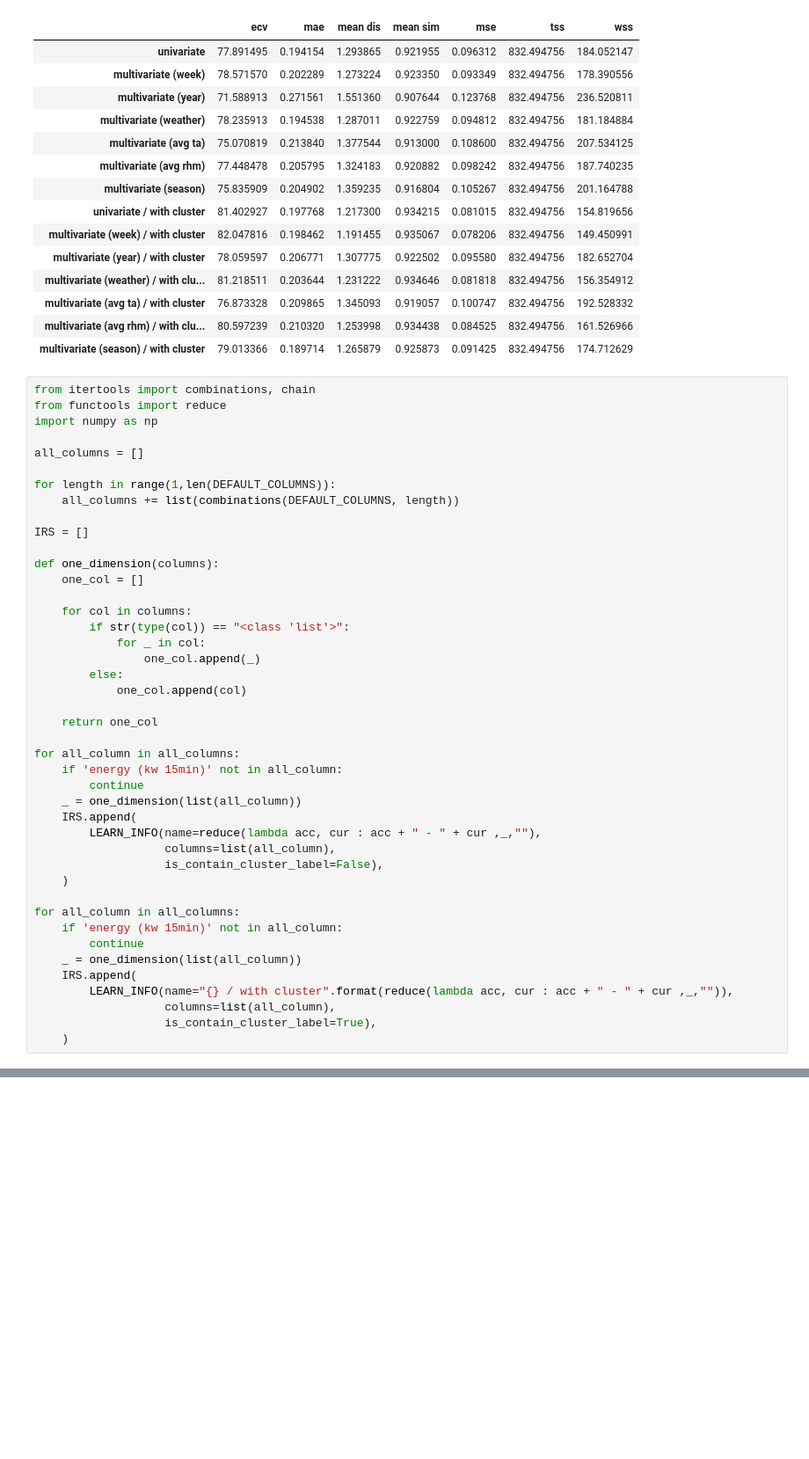
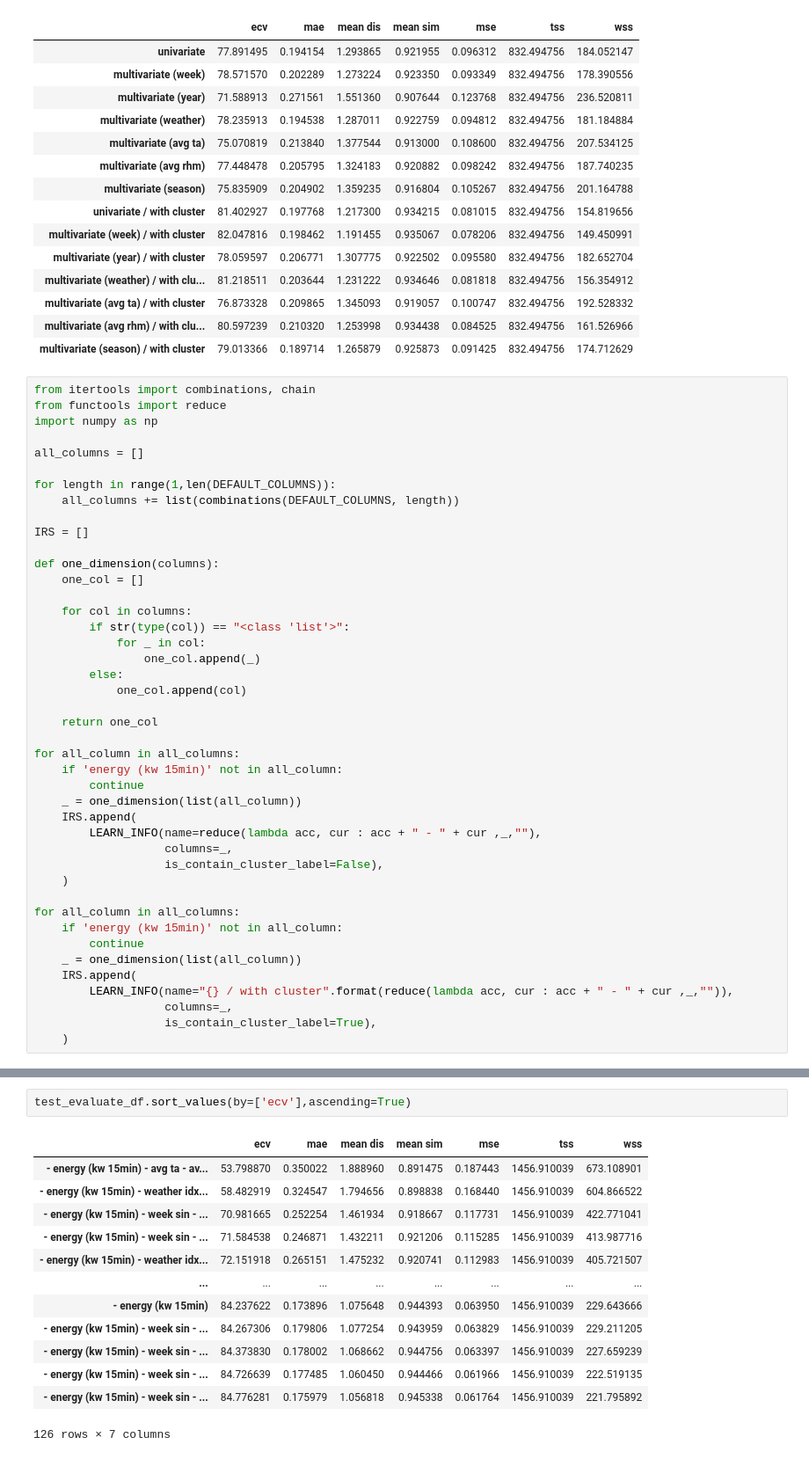
Before and after one commit to formegusto/demand-forecasting, a Jupyter notebook: Input Report.ipynb, the cells around one changed output, grey strips where cells are left out. Shown at 88% size. Cells and saved outputs as stored; diff of their text form; blank space fills up the shorter version.

```diff
--- a/Input Report.ipynb
+++ b/Input Report.ipynb
@@ -707,7 +691,7 @@ for all_column in all_columns:
     _ = one_dimension(list(all_column))
     IRS.append(
         LEARN_INFO(name=reduce(lambda acc, cur : acc + " - " + cur ,_,""),
-                   columns=list(all_column),
+                   columns=_,
                    is_contain_cluster_label=False),
     )
 
@@ -717,6 +701,6 @@ for all_column in all_columns:
     _ = one_dimension(list(all_column))
     IRS.append(
         LEARN_INFO(name="{} / with cluster".format(reduce(lambda acc, cur : acc + " - " + cur ,_,"")),
-                   columns=list(all_column),
+                   columns=_,
                    is_contain_cluster_label=True),
     )
@@ -766,0 +783,16 @@ val_evaluate_df
+# %%
+test_evaluate_df.sort_values(by=['ecv'],ascending=True)
+# %% [output]
+|  | ecv | mae | mean dis | mean sim | mse | tss | wss |
+| - energy (kw 15min) - avg ta - av... | 53.798870 | 0.350022 | 1.888960 | 0.891475 | 0.187443 | 1456.910039 | 673.108901 |
+| - energy (kw 15min) - weather idx... | 58.482919 | 0.324547 | 1.794656 | 0.898838 | 0.168440 | 1456.910039 | 604.866522 |
+| - energy (kw 15min) - week sin - ... | 70.981665 | 0.252254 | 1.461934 | 0.918667 | 0.117731 | 1456.910039 | 422.771041 |
+| - energy (kw 15min) - week sin - ... | 71.584538 | 0.246871 | 1.432211 | 0.921206 | 0.115285 | 1456.910039 | 413.987716 |
+| - energy (kw 15min) - weather idx... | 72.151918 | 0.265151 | 1.475232 | 0.920741 | 0.112983 | 1456.910039 | 405.721507 |
+| ... | ... | ... | ... | ... | ... | ... | ... |
+| - energy (kw 15min) | 84.237622 | 0.173896 | 1.075648 | 0.944393 | 0.063950 | 1456.910039 | 229.643666 |
+| - energy (kw 15min) - week sin - ... | 84.267306 | 0.179806 | 1.077254 | 0.943959 | 0.063829 | 1456.910039 | 229.211205 |
+| - energy (kw 15min) - week sin - ... | 84.373830 | 0.178002 | 1.068662 | 0.944756 | 0.063397 | 1456.910039 | 227.659239 |
+| - energy (kw 15min) - week sin - ... | 84.726639 | 0.177485 | 1.060450 | 0.944466 | 0.061966 | 1456.910039 | 222.519135 |
+| - energy (kw 15min) - week sin - ... | 84.776281 | 0.175979 | 1.056818 | 0.945338 | 0.061764 | 1456.910039 | 221.795892 |
+126 rows × 7 columns
```
Also changed, not shown: parts of 12 cells of this notebook, 8 other files.
